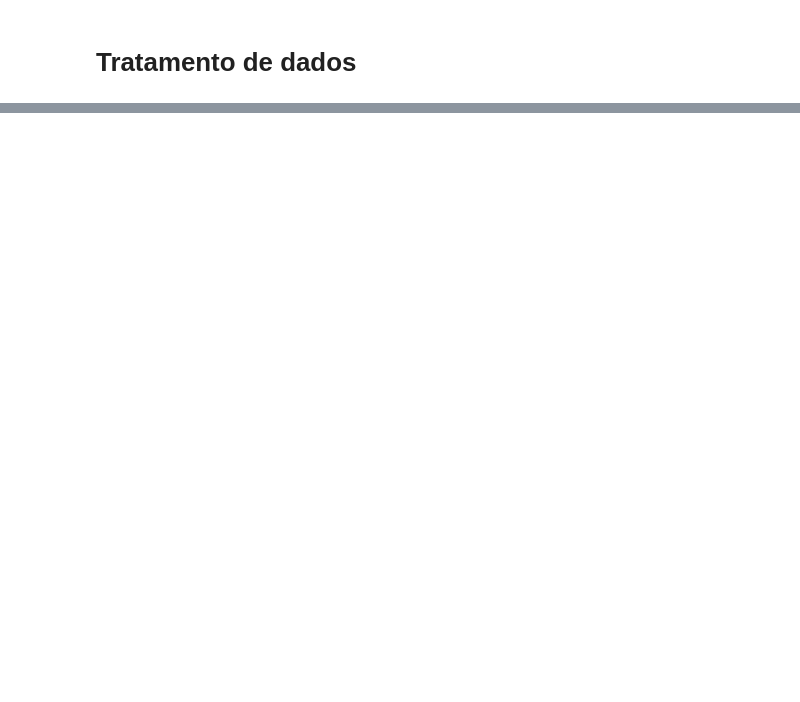
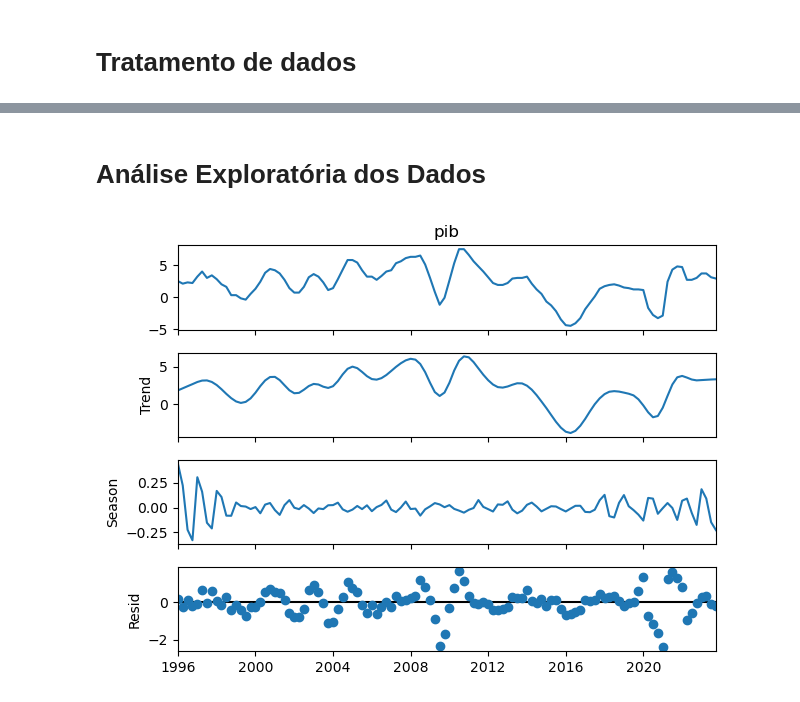
Before and after one commit to pedroxmarino/ARIMA_PIB_previsao, a Jupyter notebook: previsao_pib.ipynb, the cells around one changed output, grey strips where cells are left out. Cells and saved outputs as stored; diff of their text form; code cells hidden in the pictures; blank space fills up the shorter version.

```diff
--- a/previsao_pib.ipynb
+++ b/previsao_pib.ipynb
@@ -56,0 +87,9 @@ Name: D2C, dtype: object
+# %% [markdown]
+# Análise Exploratória dos Dados
+# %%
+# Decomposição STL
+res = STL(dados_limpos.pib).fit()
+res.plot()
+plt.show()
+# %% [output]
+[figure, added]
```
Also changed, not shown: parts of 19 cells of this notebook.
